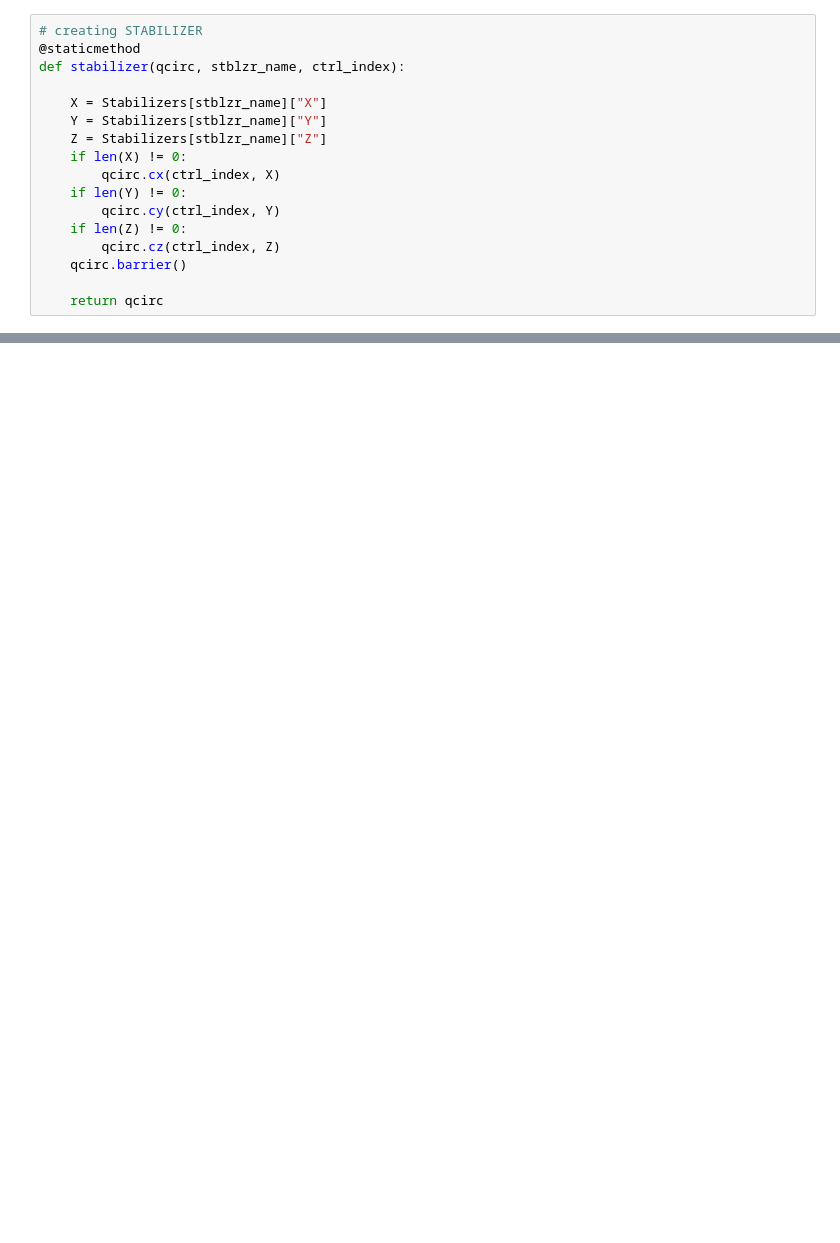
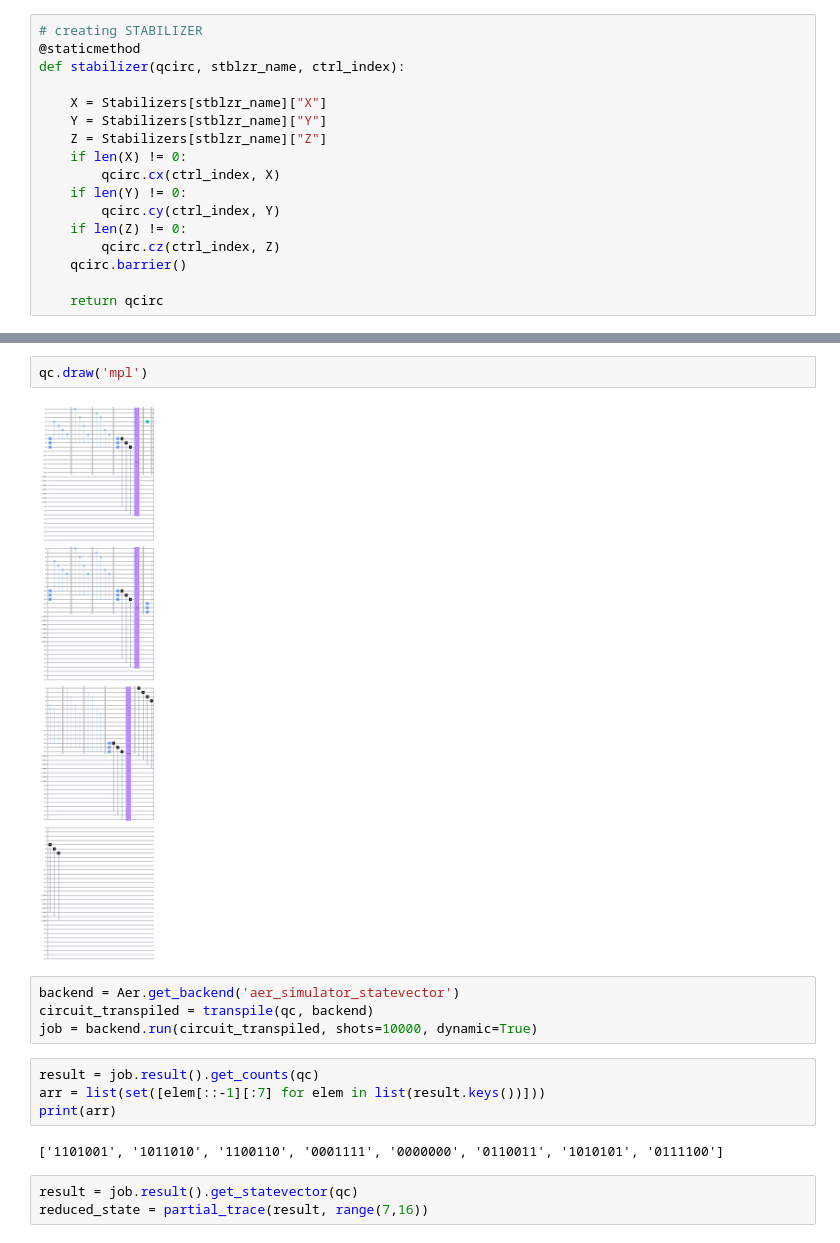
Before and after one commit to Vladlen24/ML4Q, a Jupyter notebook: stean_code.ipynb, the cells around one changed output, grey strips where cells are left out. Cells and saved outputs as stored; diff of their text form; blank space fills up the shorter version.

```diff
--- a/stean_code.ipynb
+++ b/stean_code.ipynb
@@ -231,0 +276,17 @@ IndexError: list index out of range
+# %%
+qc.draw('mpl')
+# %% [output]
+[figure, added]
+# %%
+backend = Aer.get_backend('aer_simulator_statevector')
+circuit_transpiled = transpile(qc, backend)
+job = backend.run(circuit_transpiled, shots=10000, dynamic=True)
+# %%
+result = job.result().get_counts(qc)
+arr = list(set([elem[::-1][:7] for elem in list(result.keys())]))
+print(arr)
+# %% [output]
+['1101001', '1011010', '1100110', '0001111', '0000000', '0110011', '1010101', '0111100']
+# %%
+result = job.result().get_statevector(qc)
+reduced_state = partial_trace(result, range(7,16))
```
Also changed, not shown: parts of 9 cells of this notebook.
